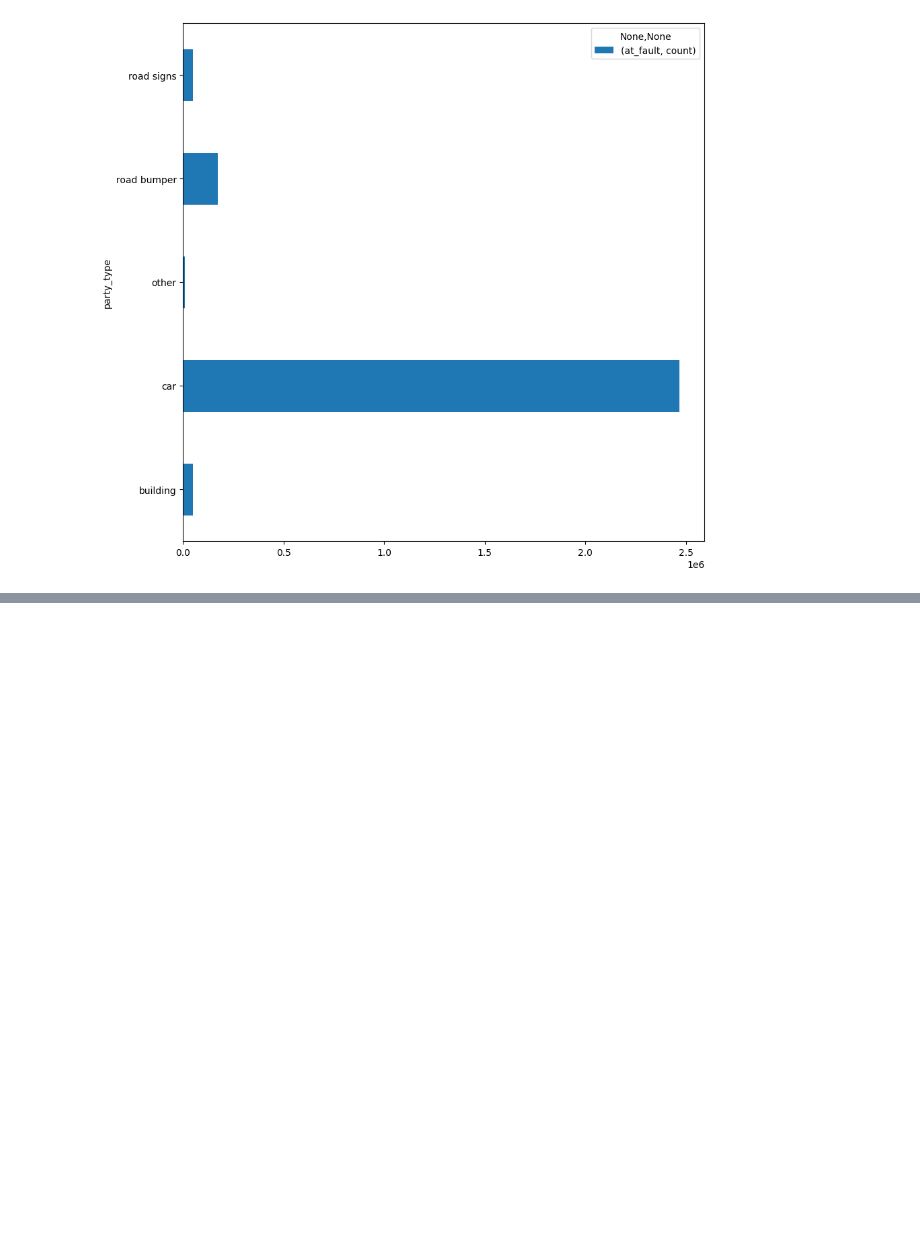
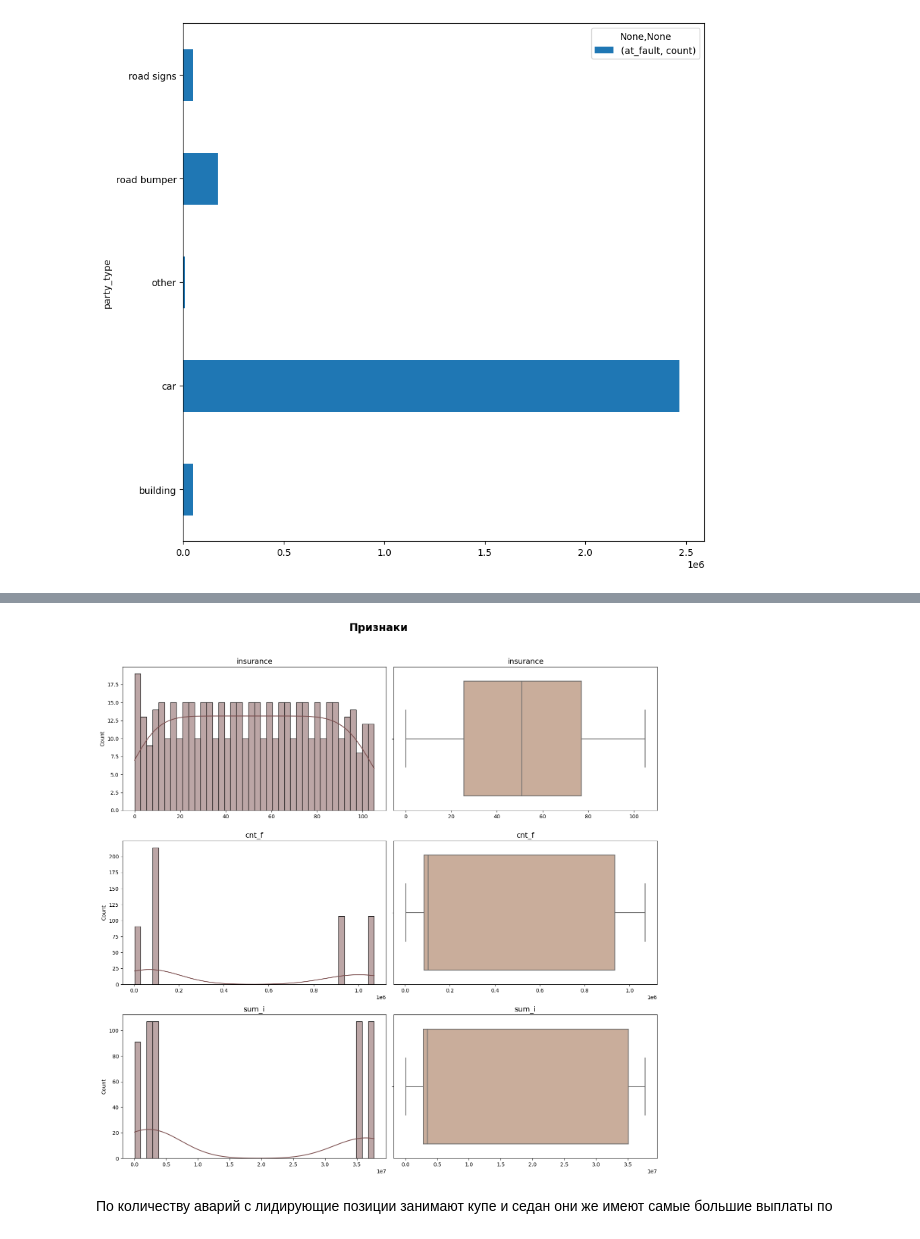
Before and after one commit to SergeyDolin/Road-Accident, a Jupyter notebook: RoadАccident.ipynb, the cells around one changed output, grey strips where cells are left out. Saved outputs shown, nothing was run; the diff lists cells and outputs as text; code cells hidden in the pictures; blank space fills up the shorter version.

```diff
--- a/RoadАccident.ipynb
+++ b/RoadАccident.ipynb
@@ -487,0 +603,21 @@ group_party_type
+# %%
+d = df.drop('v_type', axis=1)
+fig, axes = plt.subplots(nrows=len(d.columns), ncols=2, figsize=(15, 15))
+j = 0
+for i in d.columns:
+    sns.histplot(d[i], ax=axes[j, 0], kde=True, bins=40, edgecolor='black', color=sns.color_palette("pink")[0])
+    axes[j, 0].set_title(i, fontsize=14)
+    axes[j, 0].set_xlabel('')
+
+    sns.boxplot(x=d[i], ax=axes[j, 1], orient='h', palette="pink")
+    axes[j, 1].set_title(i, fontsize=14)
+    axes[j, 1].set_xlabel('')
+    j += 1
+
+plt.suptitle(f'Признаки\n\n', ha='center', fontweight='bold', fontsize=20)
+plt.tight_layout()
+plt.show()
+# %% [output]
+[figure, added]
+# %% [markdown]
+По количеству аварий с лидирующие позиции занимают купе и седан они же имеют самые большие выплаты по
```
Also changed, not shown: parts of 25 cells of this notebook.
